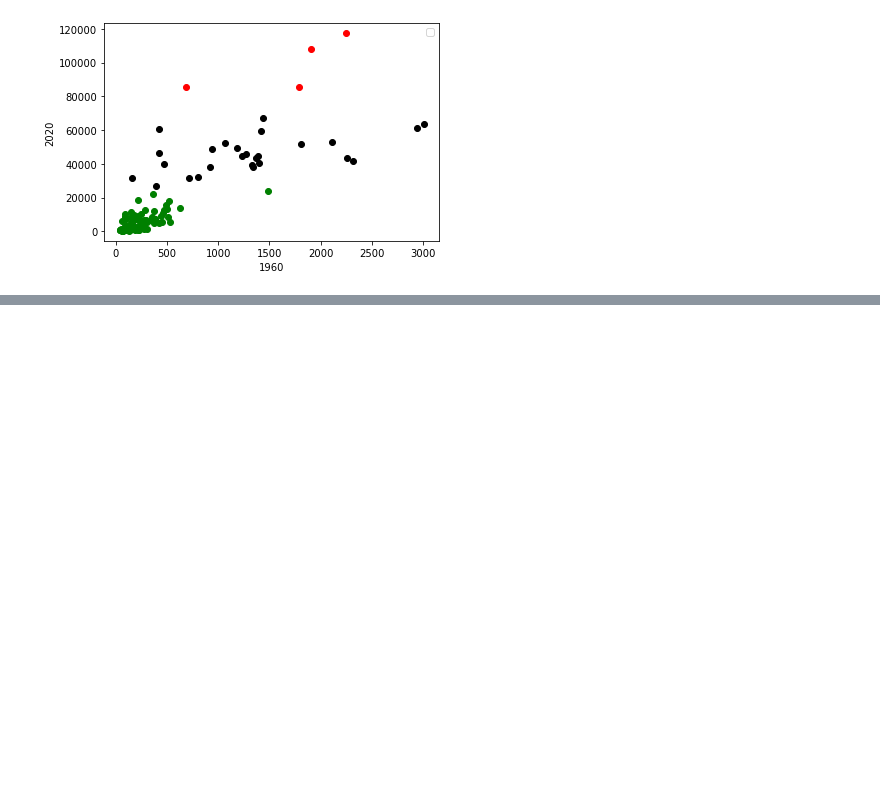
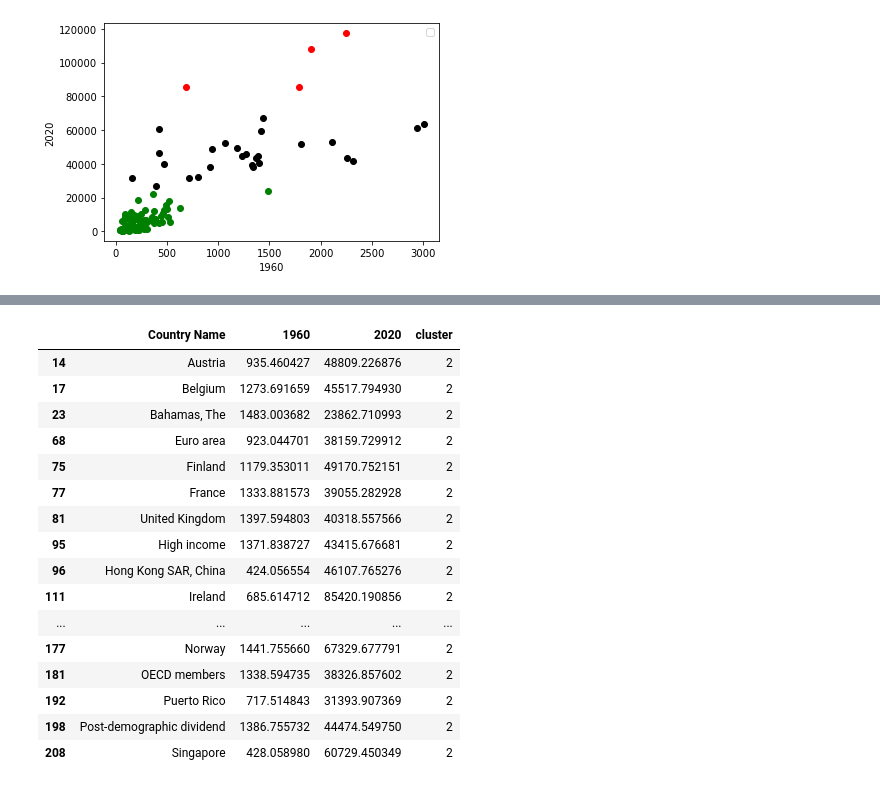
Before and after one commit to Jolek15/ADS-Clustering, a Jupyter notebook: Clustering Ass.ipynb, the cells around one changed output, grey strips where cells are left out. Saved outputs shown, nothing was run; the diff lists cells and outputs as text; code cells hidden in the pictures; blank space fills up the shorter version.

```diff
--- a/Clustering Ass.ipynb
+++ b/Clustering Ass.ipynb
@@ -182,0 +305,2 @@ new_X = X[cols_to_scale]
+# %%
+third_cluster = df_clust.loc[df_clust['cluster'] == 2]
@@ -182,0 +336,20 @@ new_X = X[cols_to_scale]
+# %%
+third_cluster
+# %% [output]
+|  | Country Name | 1960 | 2020 | cluster |
+| 14 | Austria | 935.460427 | 48809.226876 | 2 |
+| 17 | Belgium | 1273.691659 | 45517.794930 | 2 |
+| 23 | Bahamas, The | 1483.003682 | 23862.710993 | 2 |
+| 68 | Euro area | 923.044701 | 38159.729912 | 2 |
+| 75 | Finland | 1179.353011 | 49170.752151 | 2 |
+| 77 | France | 1333.881573 | 39055.282928 | 2 |
+| 81 | United Kingdom | 1397.594803 | 40318.557566 | 2 |
+| 95 | High income | 1371.838727 | 43415.676681 | 2 |
+| 96 | Hong Kong SAR, China | 424.056554 | 46107.765276 | 2 |
+| 111 | Ireland | 685.614712 | 85420.190856 | 2 |
+| ... | ... | ... | ... | ... |
+| 177 | Norway | 1441.755660 | 67329.677791 | 2 |
+| 181 | OECD members | 1338.594735 | 38326.857602 | 2 |
+| 192 | Puerto Rico | 717.514843 | 31393.907369 | 2 |
+| 198 | Post-demographic dividend | 1386.755732 | 44474.549750 | 2 |
+| 208 | Singapore | 428.058980 | 60729.450349 | 2 |
```
Also changed, not shown: parts of 12 cells of this notebook.
